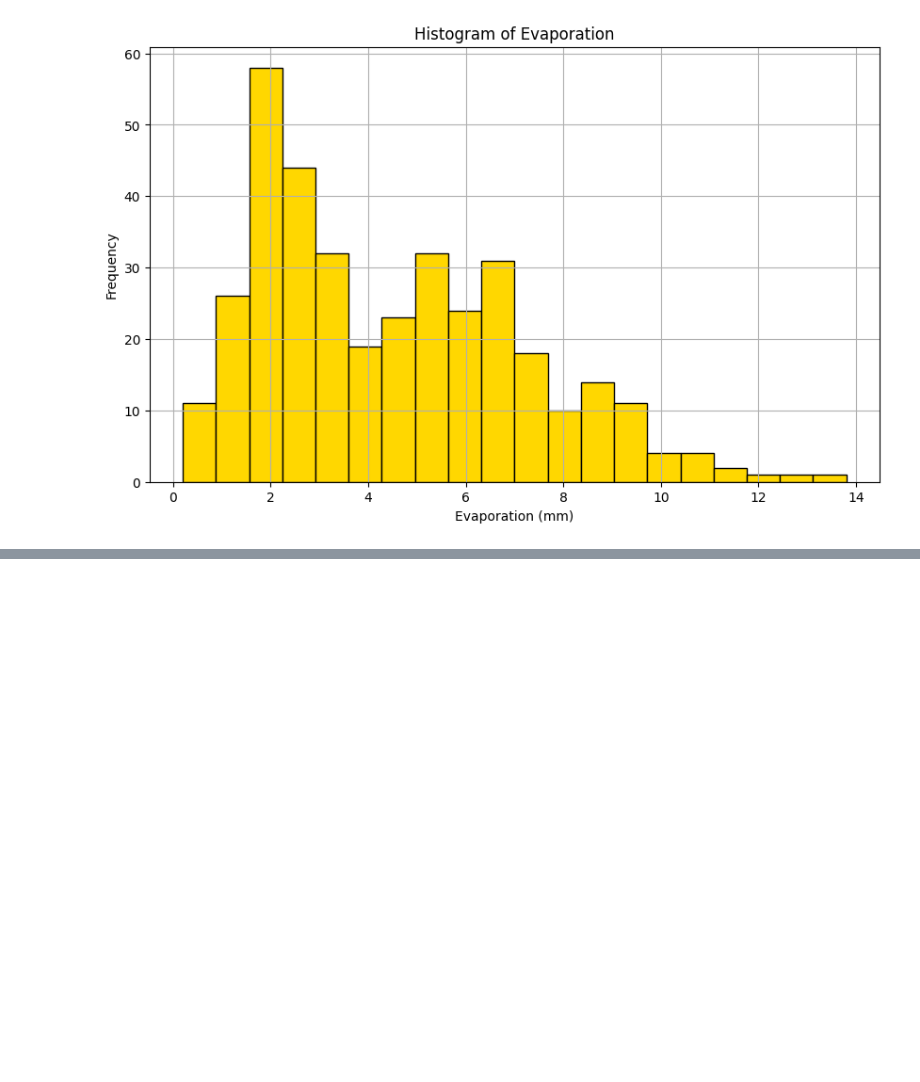
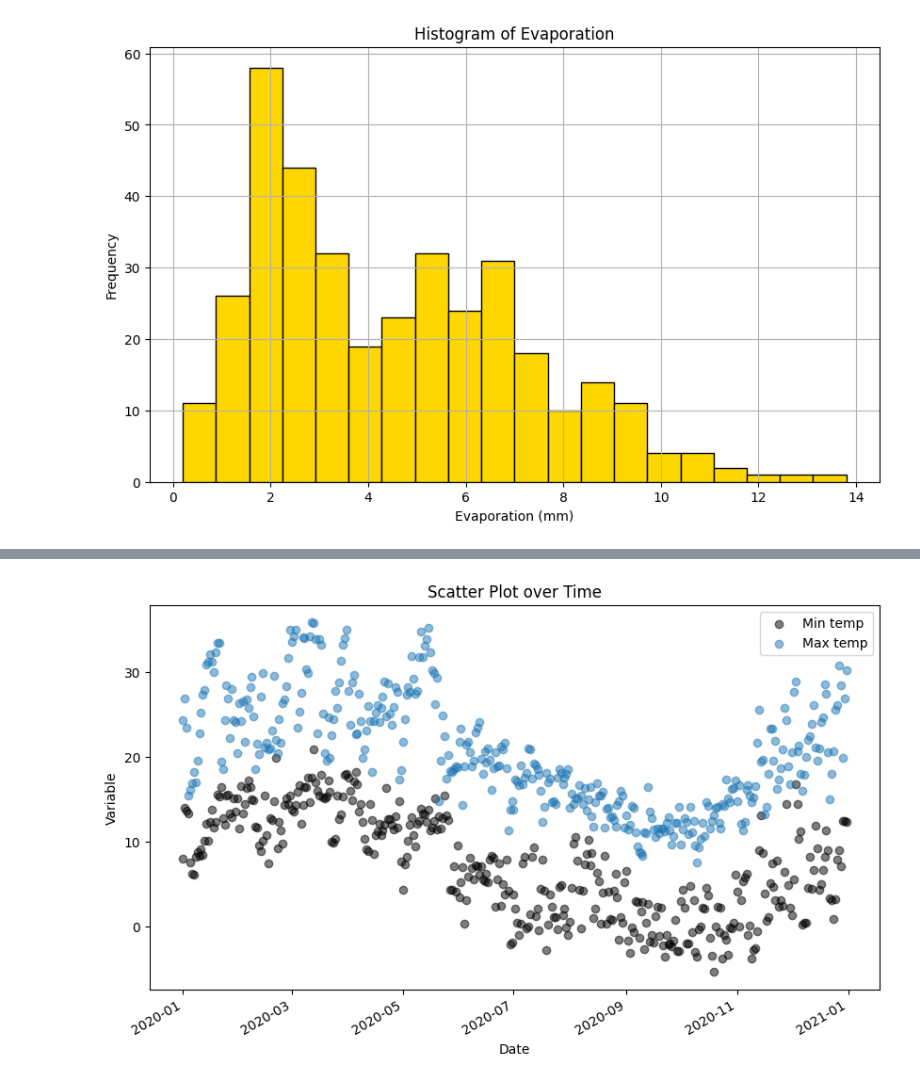
Before and after one commit to codewithssm/Weather-Data-Project, a Jupyter notebook: index.ipynb, the cells around one changed output, grey strips where cells are left out. Saved outputs shown, nothing was run; the diff lists cells and outputs as text; code cells hidden in the pictures; blank space fills up the shorter version.

```diff
--- a/index.ipynb
+++ b/index.ipynb
@@ -148,0 +172,13 @@ plt.show()
+# %%
+#@title scatter plot
+plt.figure(figsize=(10, 6))
+plt.scatter(dates, data[:, 0], alpha=0.5, label = "Min temp", color = 'k')  # Plotting one variable against the date
+plt.scatter(dates, data[:, 1], alpha=0.5, label = "Max temp")
+plt.gcf().autofmt_xdate()  # Format the x-axis with date labels
+plt.xlabel('Date')
+plt.ylabel('Variable')
+plt.title('Scatter Plot over Time')
+plt.legend()
+plt.show()
+# %% [output]
+[figure, added]
```
Also changed, not shown: parts of 9 cells of this notebook.
